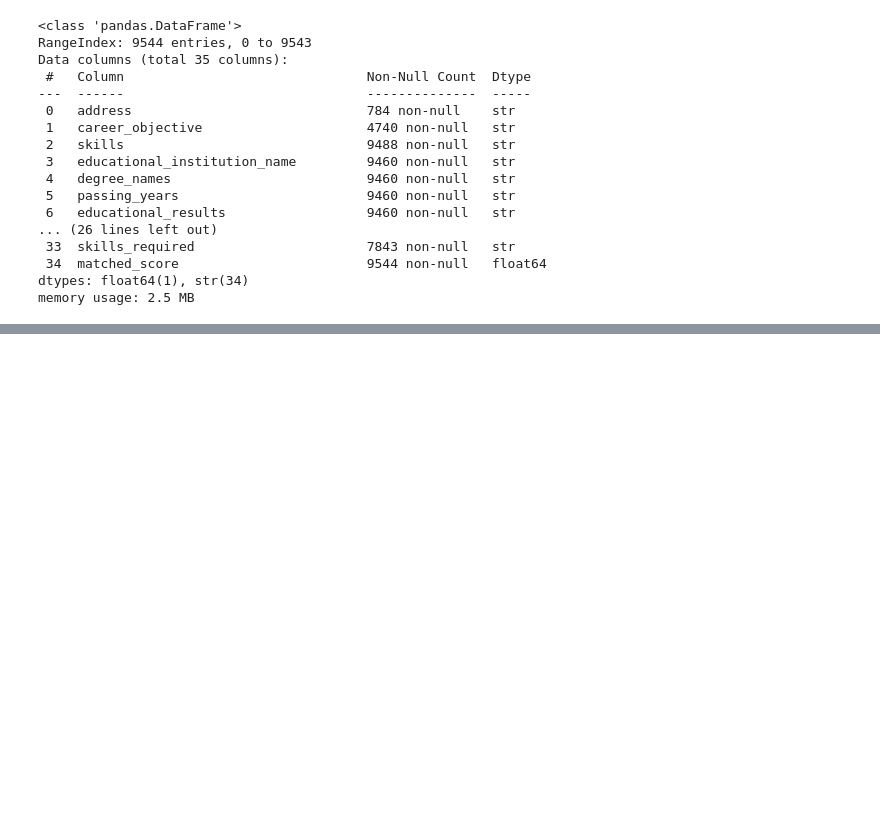
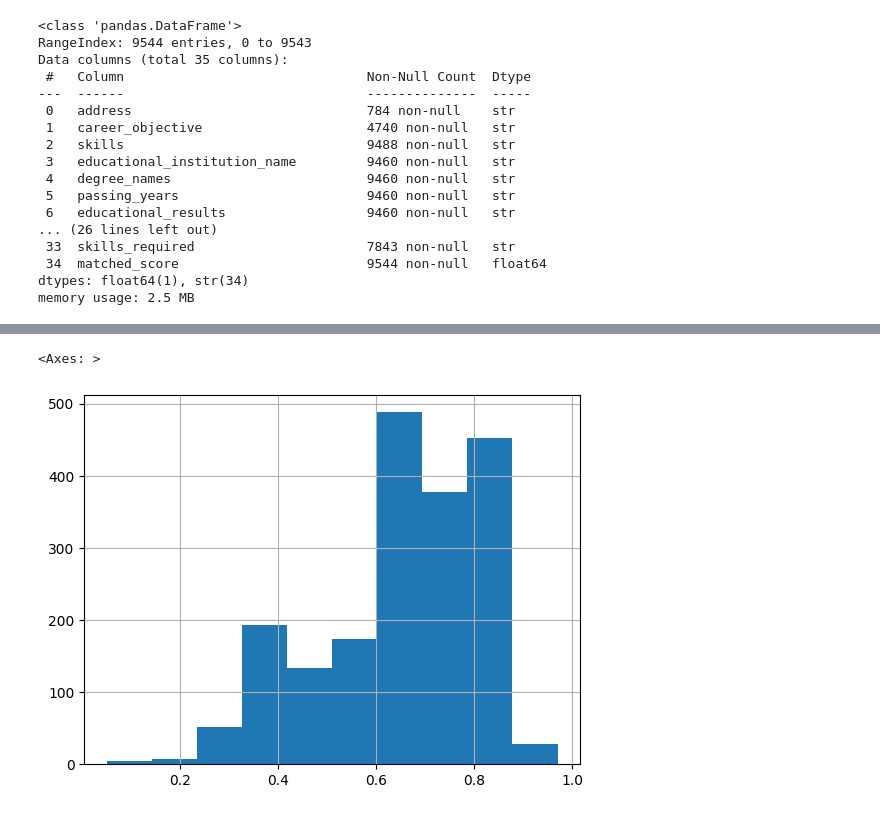
Before and after one commit to alexandermanzl/NLP_Project, a Jupyter notebook: nlp_project.ipynb, the cells around one changed output, grey strips where cells are left out. Cells and saved outputs as stored; diff of their text form; code cells hidden in the pictures; blank space fills up the shorter version.

```diff
--- a/nlp_project.ipynb
+++ b/nlp_project.ipynb
@@ -244,0 +126,5 @@ df['matched_score'].hist()
+# %%
+y_test.hist()
+# %% [output]
+<Axes: >
+[figure, added]
```
Also changed, not shown: parts of 24 cells of this notebook, 4 other files.
